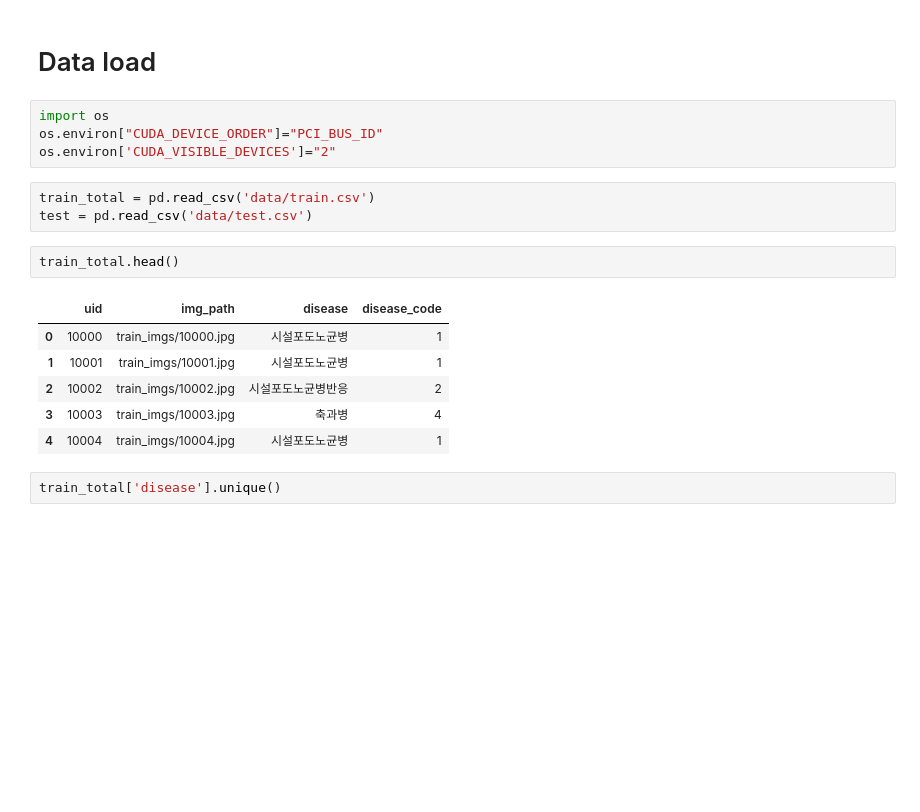
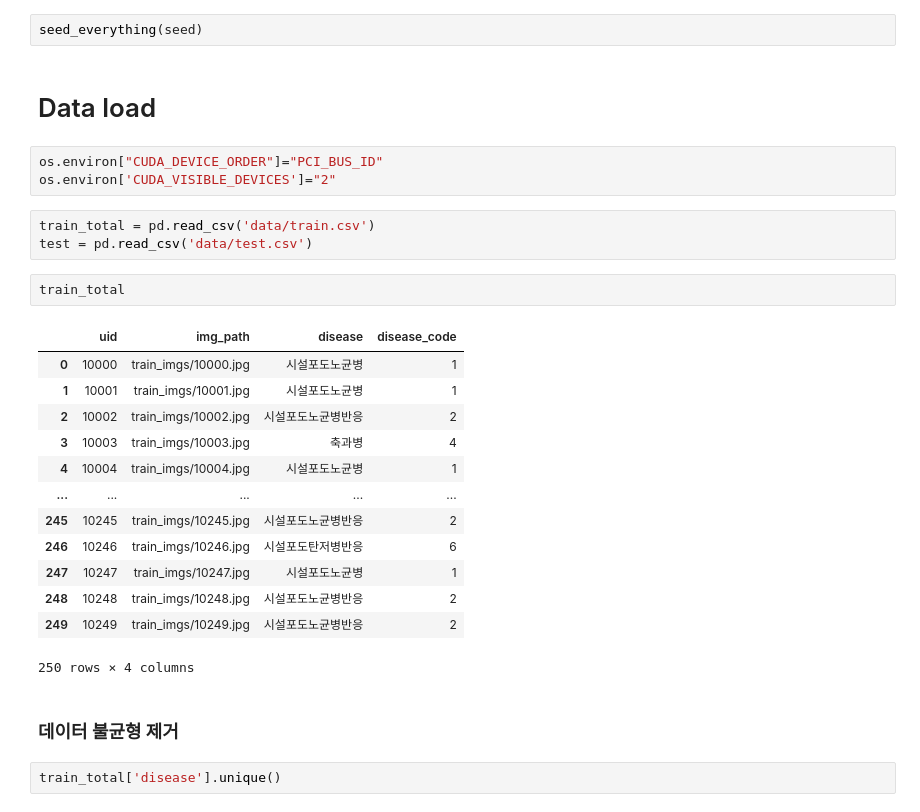
Before and after one commit to juneglee/DNN-Version, a Jupyter notebook: competition/disease_classification.ipynb, the cells around one changed output. Cells and saved outputs as stored; diff of their text form; blank space fills up the shorter version.

```diff
--- a/competition/disease_classification.ipynb
+++ b/competition/disease_classification.ipynb
@@ -15,21 +29,31 @@ from efficientnet_pytorch import EfficientNet
+# %%
+seed_everything(seed)
 # %% [markdown]
 # Data load
 # %%
-import os
 os.environ["CUDA_DEVICE_ORDER"]="PCI_BUS_ID"
 os.environ['CUDA_VISIBLE_DEVICES']="2"
 # %%
 train_total = pd.read_csv('data/train.csv')
 test = pd.read_csv('data/test.csv')
 # %%
-train_total.head()
+train_total
 # %% [output]
 |  | uid | img_path | disease | disease_code |
 | 0 | 10000 | train_imgs/10000.jpg | 시설포도노균병 | 1 |
 | 1 | 10001 | train_imgs/10001.jpg | 시설포도노균병 | 1 |
 | 2 | 10002 | train_imgs/10002.jpg | 시설포도노균병반응 | 2 |
 | 3 | 10003 | train_imgs/10003.jpg | 축과병 | 4 |
 | 4 | 10004 | train_imgs/10004.jpg | 시설포도노균병 | 1 |
+| ... | ... | ... | ... | ... |
+| 245 | 10245 | train_imgs/10245.jpg | 시설포도노균병반응 | 2 |
+| 246 | 10246 | train_imgs/10246.jpg | 시설포도탄저병반응 | 6 |
+| 247 | 10247 | train_imgs/10247.jpg | 시설포도노균병 | 1 |
+| 248 | 10248 | train_imgs/10248.jpg | 시설포도노균병반응 | 2 |
+| 249 | 10249 | train_imgs/10249.jpg | 시설포도노균병반응 | 2 |
+250 rows × 4 columns
+# %% [markdown]
+###  데이터 불균형 제거
 # %%
 train_total['disease'].unique()
 # %% [output]
```
Also changed, not shown: parts of 22 cells of this notebook.
